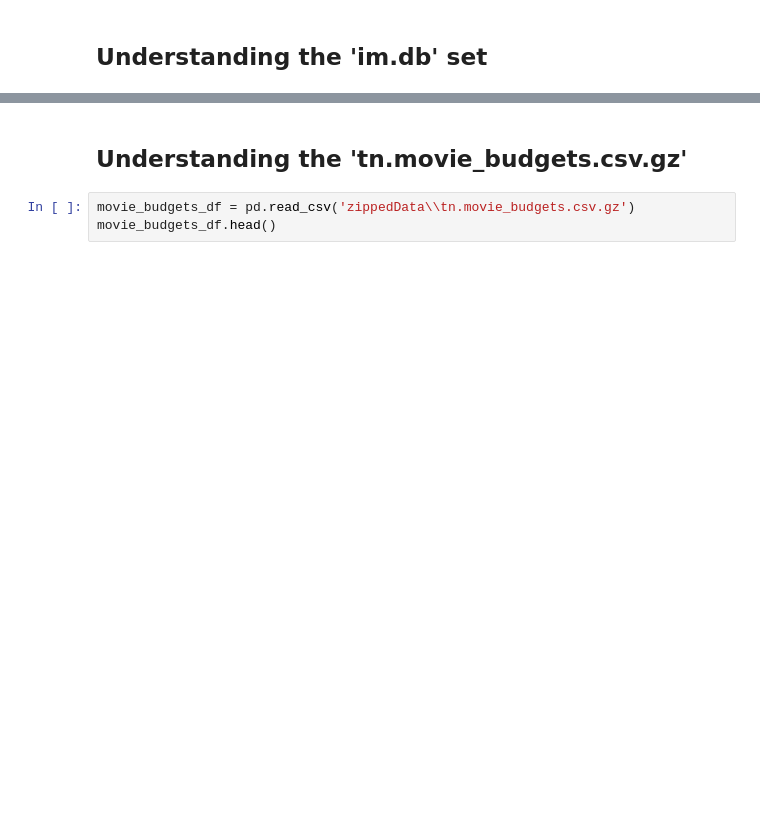
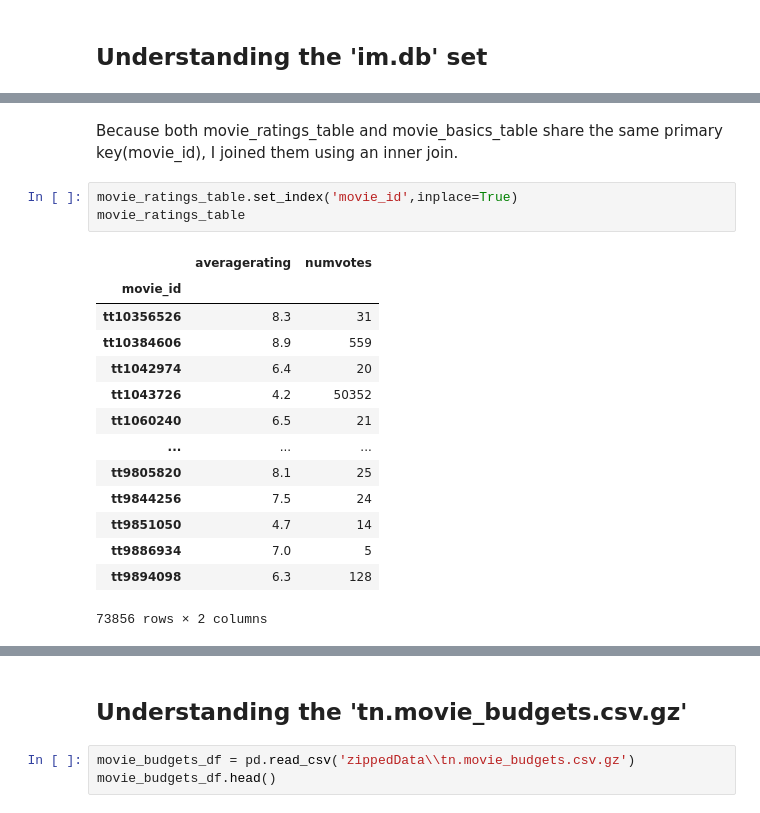
Before and after one commit to Annbellah/dsc-phase-1-project-v2-4, a Jupyter notebook: student.ipynb, the cells around one changed output, grey strips where cells are left out. Drawn from its saved outputs; the diff is of its cells as text; blank space fills up the shorter version.

```diff
--- a/student.ipynb
+++ b/student.ipynb
@@ -112,0 +190,20 @@ AttributeError: 'str' object has no attribute 'info'
+# %% [markdown]
+Because both movie_ratings_table  and movie_basics_table share the same primary key(movie_id), I joined them using an inner join.
+# %%
+movie_ratings_table.set_index('movie_id',inplace=True)
+movie_ratings_table
+# %% [output]
+|  | averagerating | numvotes |
+| movie_id |  |  |
+| tt10356526 | 8.3 | 31 |
+| tt10384606 | 8.9 | 559 |
+| tt1042974 | 6.4 | 20 |
+| tt1043726 | 4.2 | 50352 |
+| tt1060240 | 6.5 | 21 |
+| ... | ... | ... |
+| tt9805820 | 8.1 | 25 |
+| tt9844256 | 7.5 | 24 |
+| tt9851050 | 4.7 | 14 |
+| tt9886934 | 7.0 | 5 |
+| tt9894098 | 6.3 | 128 |
+73856 rows × 2 columns
```
Also changed, not shown: parts of 16 cells of this notebook.
